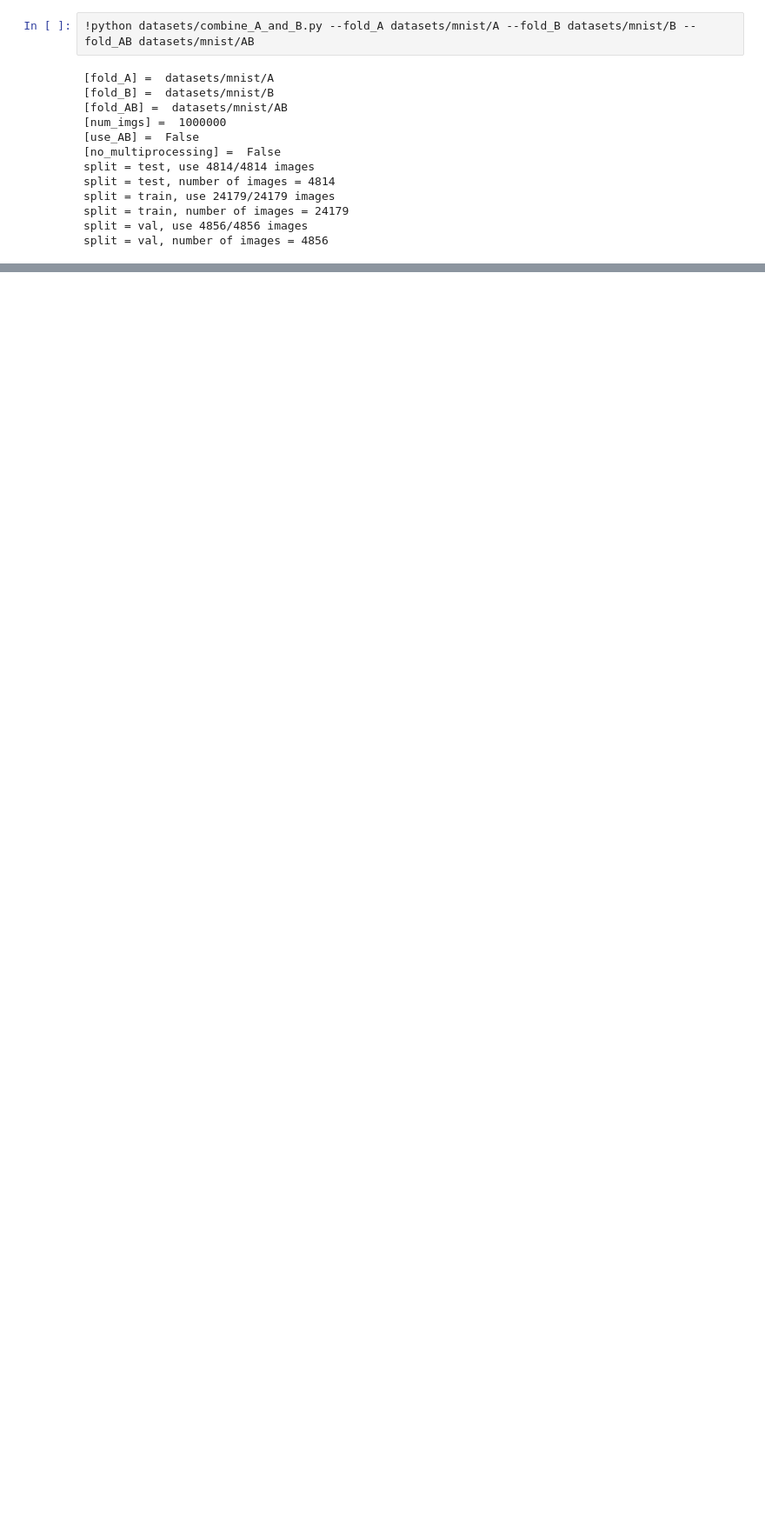
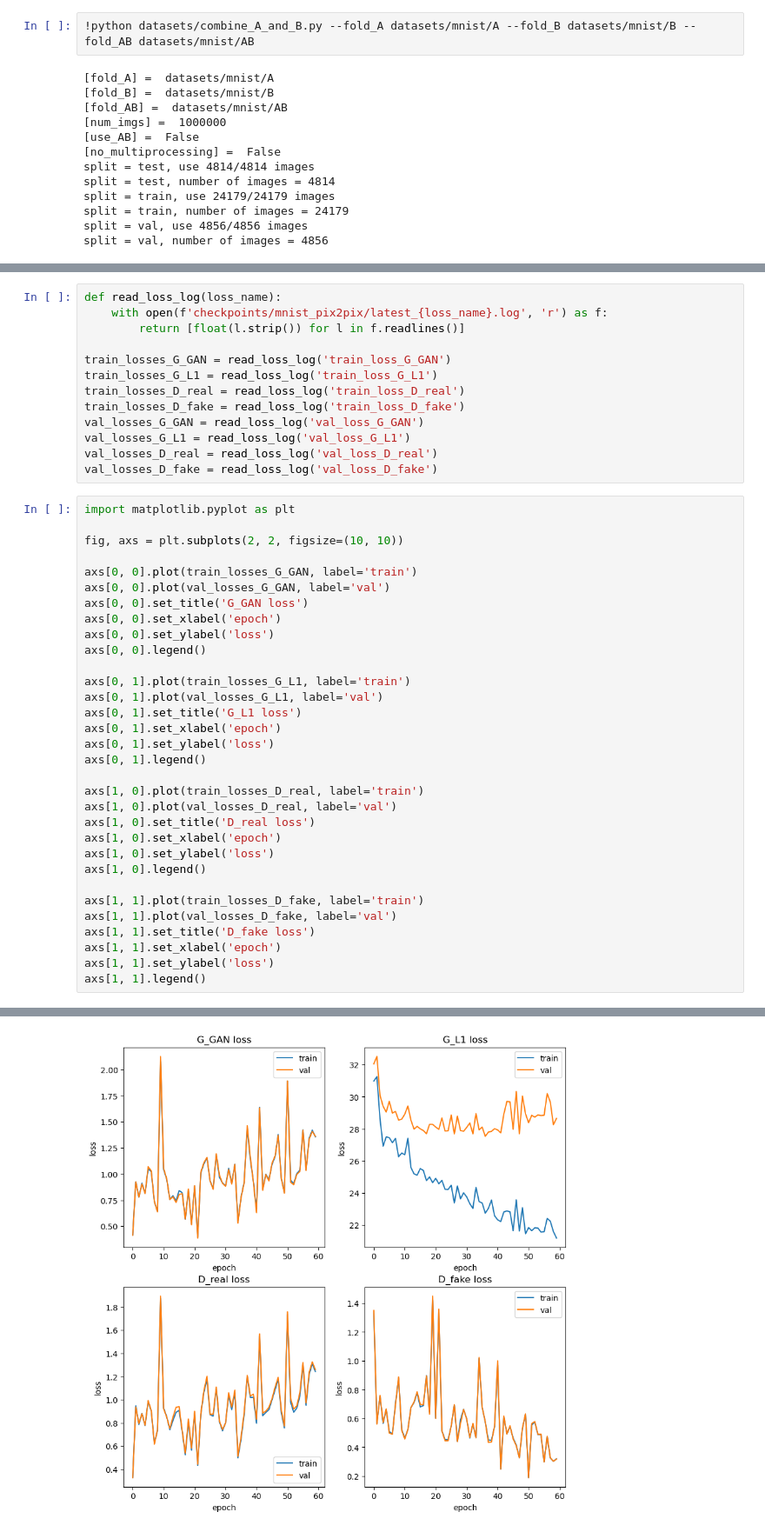
Before and after one commit to kevinmbeaulieu/pytorch-CycleGAN-and-pix2pix, a Jupyter notebook: hw6.ipynb, the cells around one changed output, grey strips where cells are left out. Shown: that part at 87% size. Saved outputs shown, nothing was run; the diff lists cells and outputs as text; blank space fills up the shorter version.

```diff
--- a/hw6.ipynb
+++ b/hw6.ipynb
@@ -147,0 +148,46 @@ FileNotFoundError: [Errno 2] No such file or directory: './checkpoints/mnist_pix
+# %%
+def read_loss_log(loss_name):
+    with open(f'checkpoints/mnist_pix2pix/latest_{loss_name}.log', 'r') as f:
+        return [float(l.strip()) for l in f.readlines()]
+
+train_losses_G_GAN = read_loss_log('train_loss_G_GAN')
+train_losses_G_L1 = read_loss_log('train_loss_G_L1')
+train_losses_D_real = read_loss_log('train_loss_D_real')
+train_losses_D_fake = read_loss_log('train_loss_D_fake')
+val_losses_G_GAN = read_loss_log('val_loss_G_GAN')
+val_losses_G_L1 = read_loss_log('val_loss_G_L1')
+val_losses_D_real = read_loss_log('val_loss_D_real')
+val_losses_D_fake = read_loss_log('val_loss_D_fake')
+# %%
+import matplotlib.pyplot as plt
+
+fig, axs = plt.subplots(2, 2, figsize=(10, 10))
+
+axs[0, 0].plot(train_losses_G_GAN, label='train')
+axs[0, 0].plot(val_losses_G_GAN, label='val')
+axs[0, 0].set_title('G_GAN loss')
+axs[0, 0].set_xlabel('epoch')
+axs[0, 0].set_ylabel('loss')
+axs[0, 0].legend()
+
+axs[0, 1].plot(train_losses_G_L1, label='train')
+axs[0, 1].plot(val_losses_G_L1, label='val')
+axs[0, 1].set_title('G_L1 loss')
+axs[0, 1].set_xlabel('epoch')
+axs[0, 1].set_ylabel('loss')
+axs[0, 1].legend()
+
+axs[1, 0].plot(train_losses_D_real, label='train')
+axs[1, 0].plot(val_losses_D_real, label='val')
+axs[1, 0].set_title('D_real loss')
+axs[1, 0].set_xlabel('epoch')
+axs[1, 0].set_ylabel('loss')
+axs[1, 0].legend()
+
+axs[1, 1].plot(train_losses_D_fake, label='train')
+axs[1, 1].plot(val_losses_D_fake, label='val')
+axs[1, 1].set_title('D_fake loss')
+axs[1, 1].set_xlabel('epoch')
+axs[1, 1].set_ylabel('loss')
+axs[1, 1].legend()
+# %% [output]
@@ -147,0 +195 @@ FileNotFoundError: [Errno 2] No such file or directory: './checkpoints/mnist_pix
+[figure, added]
```
Also changed, not shown: parts of 3 cells of this notebook, 4 other files.
